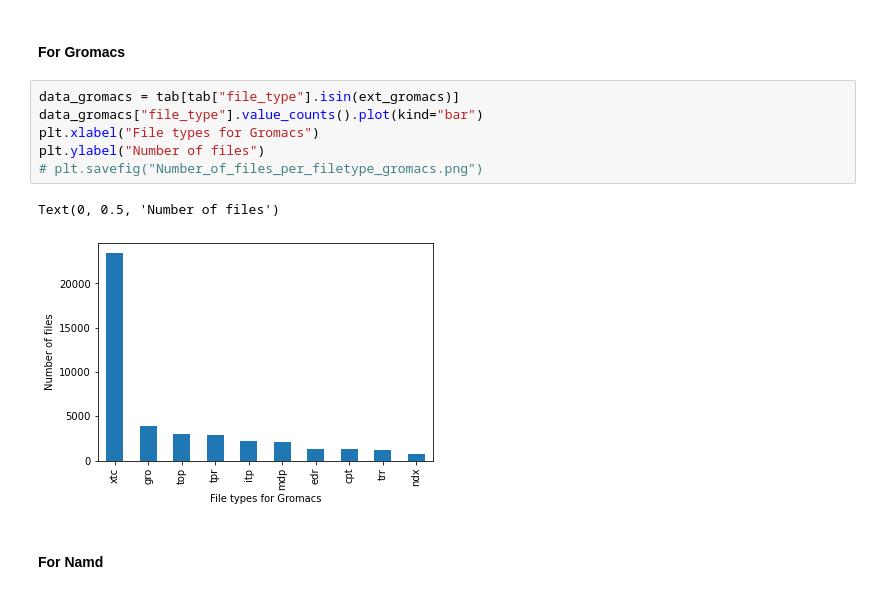
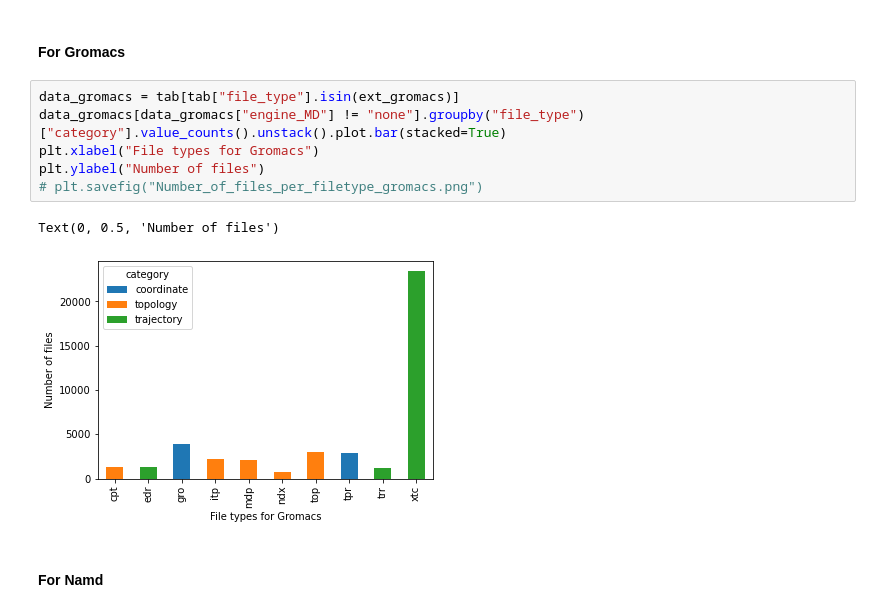
Before and after one commit to MDverse/mdws, a Jupyter notebook: notebooks/analyze_zenodo.ipynb, the cells around one changed output. Drawn from its saved outputs; the diff is of its cells as text.

```diff
--- a/notebooks/analyze_zenodo.ipynb
+++ b/notebooks/analyze_zenodo.ipynb
@@ -277,13 +277,13 @@ Text(0, 0.5, 'Number of files')
 #### For Gromacs
 # %%
 data_gromacs = tab[tab["file_type"].isin(ext_gromacs)]
-data_gromacs["file_type"].value_counts().plot(kind="bar")
+data_gromacs[data_gromacs["engine_MD"] != "none"].groupby("file_type")["category"].value_counts().unstack().plot.bar(stacked=True)
 plt.xlabel("File types for Gromacs")
 plt.ylabel("Number of files")
 # plt.savefig("Number_of_files_per_filetype_gromacs.png")
 # %% [output]
 Text(0, 0.5, 'Number of files')
-[figure, old version]
+[figure, new version]
 # %% [markdown]
 #### For Namd
 # %%
```
Also changed, not shown: parts of 2 cells of this notebook.
